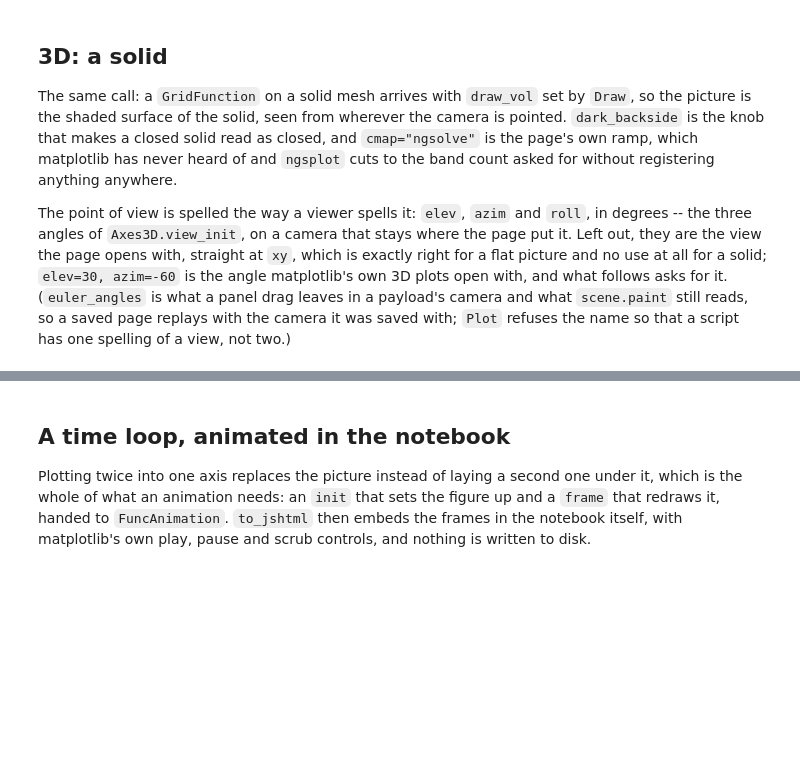
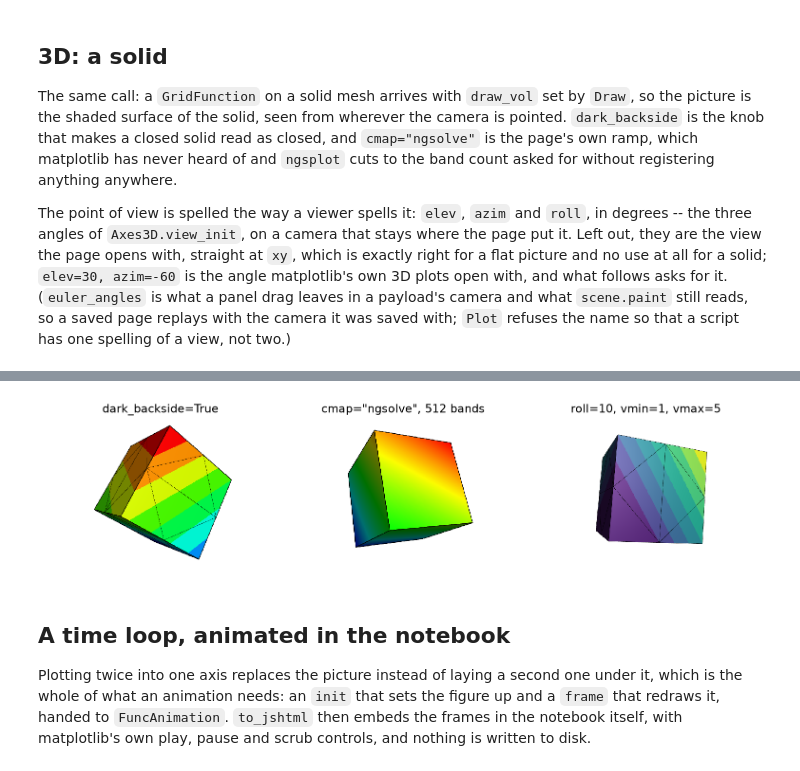
Before and after one commit to CAarset/ngsplot, a Jupyter notebook: examples/ngsplot.ipynb, the cells around one changed output, grey strips where cells are left out. Saved outputs shown, nothing was run; the diff lists cells and outputs as text; code cells hidden in the pictures; blank space fills up the shorter version.

```diff
--- a/examples/ngsplot.ipynb
+++ b/examples/ngsplot.ipynb
@@ -226,16 +248,18 @@ Plot(u3, elev=30, azim=-60, colorbar=True)
 # %%
 figure, axes = mpl.subplots(1, 3, figsize=(13.5, 4.4))
 
 Plot(u3, ax=axes[0], elev=30, azim=-60, dark_backside=True)
 axes[0].set_title("dark_backside=True")
 
-Plot(u3, ax=axes[1], elev=20, azim=30, cmap="ngsolve", ncolors=16, wireframe=False)
-axes[1].set_title('cmap="ngsolve", 16 bands')
+Plot(u3, ax=axes[1], elev=20, azim=30, cmap="ngsolve", ncolors=512, wireframe=False)
+axes[1].set_title('cmap="ngsolve", 512 bands')
 
 Plot(u3, ax=axes[2], elev=-15, azim=110, roll=10, cmap="viridis", vmin=1, vmax=5, edges=False)
 axes[2].set_title("roll=10, vmin=1, vmax=5")
 
 figure.subplots_adjust(wspace=0.05)
+# %% [output]
+[figure, added]
 # %% [markdown]
 ## A time loop, animated in the notebook
 
```
Also changed, not shown: parts of 10 cells of this notebook, 1 other file.
